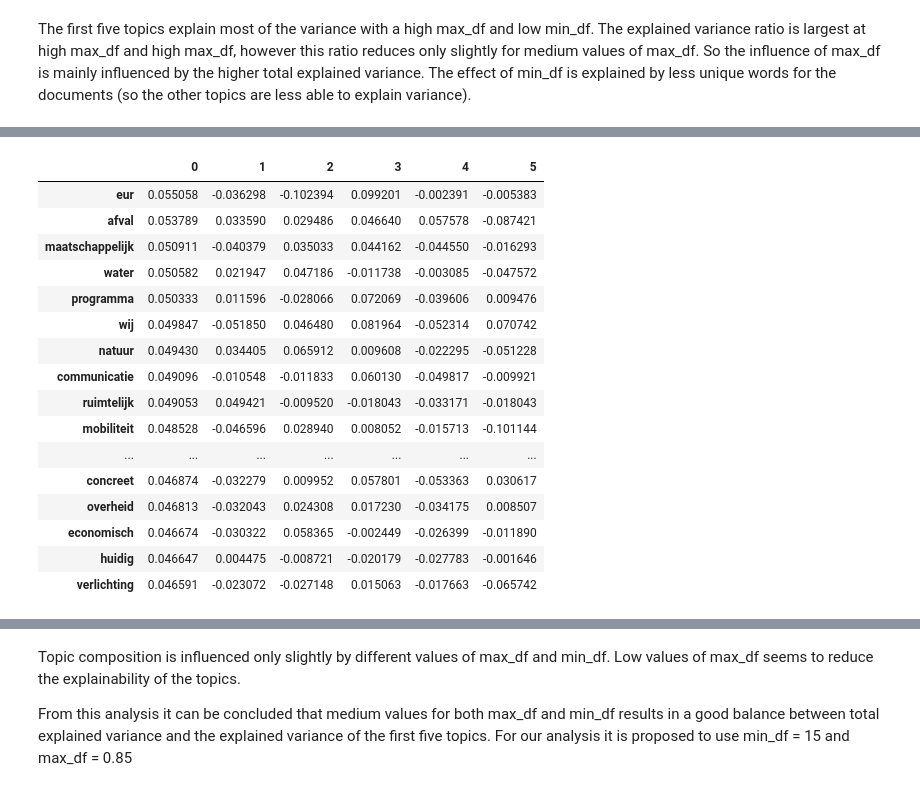
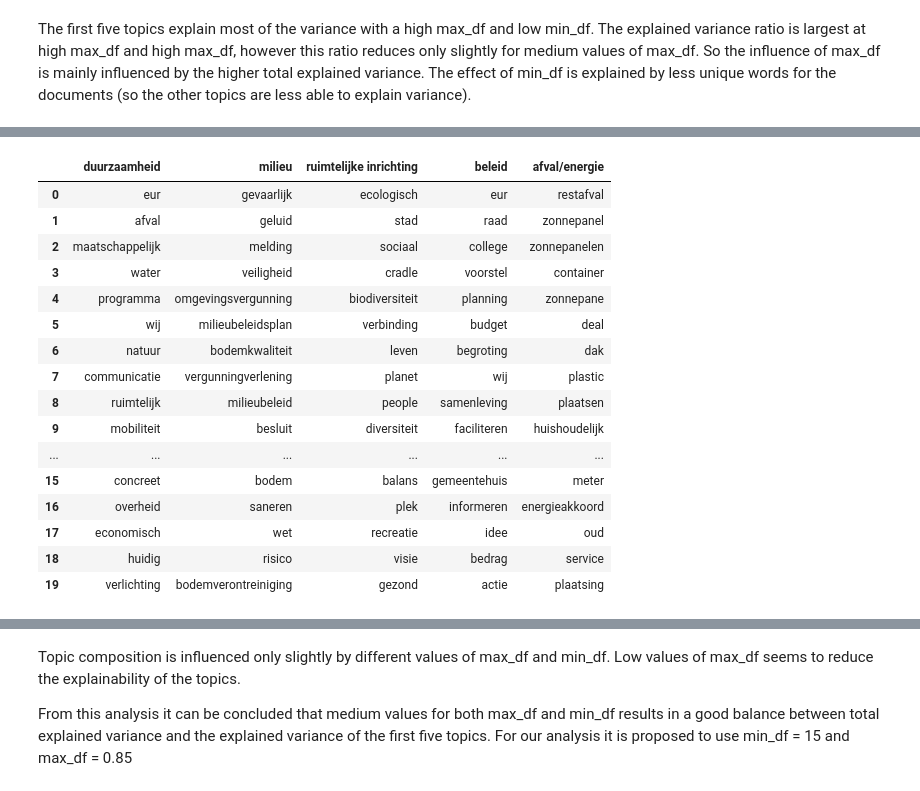
Before and after one commit to kjkoster/execute-enexis, a Jupyter notebook: notebooks/02 enexis governance -- LSA.ipynb, the cells around one changed output, grey strips where cells are left out. Drawn from its saved outputs; the diff is of its cells as text; code cells hidden in the pictures.

```diff
--- a/notebooks/02 enexis governance -- LSA.ipynb
+++ b/notebooks/02 enexis governance -- LSA.ipynb
@@ -498,6 +498,7 @@ Below a matrix is constructed for different values of the min_df (absolute value
 # %%
 min_ls = [0, 5, 10, 15, 20, 25, 35, 50]
 max_ls = [0.5, 0.75, 0.85, 0.9, 0.95, 1.0]
+dimensions = pd.DataFrame(index=min_ls, columns=max_ls)
 exvar_tot = pd.DataFrame(index=min_ls, columns=max_ls)
 exvar_5 = pd.DataFrame(index=min_ls, columns=max_ls)
 words = [[None] * len(max_ls)] * len(min_ls)
@@ -508,6 +509,7 @@ for min_df in min_ls:
     for max_df in max_ls:
         document_term_matrix, dictionary = \
             compose_document_term_matrix(corpus[DOCUMENT_BODY], min_df=min_df, max_df=max_df, sublinear_tf=True)
+        dimensions.loc[min_df, max_df] = dictionary.size
         svd = TruncatedSVD(n_components=255)
         lsa = svd.fit(document_term_matrix)
         exvar_tot.loc[min_df, max_df] = lsa.explained_variance_.sum()
@@ -561,26 +578,25 @@ The first five topics explain most of the variance with a high max_df and low mi
 # %%
-words[3][2].sort_values(1, ascending=False)[0:20]
-# (0,0) -, milieu, ruimtelijke inrichting, afval/energie, afval/energie
-# (0.4) -, milieu, ruimtelijke inrichting, beleid, afval/energie
-# (3,4) -, milieu, ruimtelijke inrichting, beleid, afval/energie
-# (3,2) -, milieu, ruimtelijke inrichting, beleid, afval/energie
-# (7,0) -, milieu, ruimtelijke inrichting, afval/energie, afval/energie
-# (7,4) -, milieu, ruimtelijke inrichting, beleid, afval/energie
+topics = ['duurzaamheid', 'milieu', 'ruimtelijke inrichting', 'beleid', 'afval/energie']
+topic_matrix = pd.DataFrame(None, index=range(0,20), columns=topics)
+for t in range(0,5):
+    topic_matrix.iloc[:, t] = words[3][2].sort_values(t, ascending=False)[0:20].index
+
+topic_matrix
 # %% [output]
-|  | 0 | 1 | 2 | 3 | 4 | 5 |
-| eur | 0.055058 | -0.036298 | -0.102394 | 0.099201 | -0.002391 | -0.005383 |
-| afval | 0.053789 | 0.033590 | 0.029486 | 0.046640 | 0.057578 | -0.087421 |
-| maatschappelijk | 0.050911 | -0.040379 | 0.035033 | 0.044162 | -0.044550 | -0.016293 |
-| water | 0.050582 | 0.021947 | 0.047186 | -0.011738 | -0.003085 | -0.047572 |
-| programma | 0.050333 | 0.011596 | -0.028066 | 0.072069 | -0.039606 | 0.009476 |
-| wij | 0.049847 | -0.051850 | 0.046480 | 0.081964 | -0.052314 | 0.070742 |
-| natuur | 0.049430 | 0.034405 | 0.065912 | 0.009608 | -0.022295 | -0.051228 |
-| communicatie | 0.049096 | -0.010548 | -0.011833 | 0.060130 | -0.049817 | -0.009921 |
-| ruimtelijk | 0.049053 | 0.049421 | -0.009520 | -0.018043 | -0.033171 | -0.018043 |
-| mobiliteit | 0.048528 | -0.046596 | 0.028940 | 0.008052 | -0.015713 | -0.101144 |
-| ... | ... | ... | ... | ... | ... | ... |
-| concreet | 0.046874 | -0.032279 | 0.009952 | 0.057801 | -0.053363 | 0.030617 |
-| overheid | 0.046813 | -0.032043 | 0.024308 | 0.017230 | -0.034175 | 0.008507 |
-| economisch | 0.046674 | -0.030322 | 0.058365 | -0.002449 | -0.026399 | -0.011890 |
-| huidig | 0.046647 | 0.004475 | -0.008721 | -0.020179 | -0.027783 | -0.001646 |
-| verlichting | 0.046591 | -0.023072 | -0.027148 | 0.015063 | -0.017663 | -0.065742 |
+|  | duurzaamheid | milieu | ruimtelijke inrichting | beleid | afval/energie |
+| 0 | eur | gevaarlijk | ecologisch | eur | restafval |
+| 1 | afval | geluid | stad | raad | zonnepanel |
+| 2 | maatschappelijk | melding | sociaal | college | zonnepanelen |
+| 3 | water | veiligheid | cradle | voorstel | container |
+| 4 | programma | omgevingsvergunning | biodiversiteit | planning | zonnepane |
+| 5 | wij | milieubeleidsplan | verbinding | budget | deal |
+| 6 | natuur | bodemkwaliteit | leven | begroting | dak |
+| 7 | communicatie | vergunningverlening | planet | wij | plastic |
+| 8 | ruimtelijk | milieubeleid | people | samenleving | plaatsen |
+| 9 | mobiliteit | besluit | diversiteit | faciliteren | huishoudelijk |
+| ... | ... | ... | ... | ... | ... |
+| 15 | concreet | bodem | balans | gemeentehuis | meter |
+| 16 | overheid | saneren | plek | informeren | energieakkoord |
+| 17 | economisch | wet | recreatie | idee | oud |
+| 18 | huidig | risico | visie | bedrag | service |
+| 19 | verlichting | bodemverontreiniging | gezond | actie | plaatsing |
```
Also changed, not shown: parts of 15 cells of this notebook.
